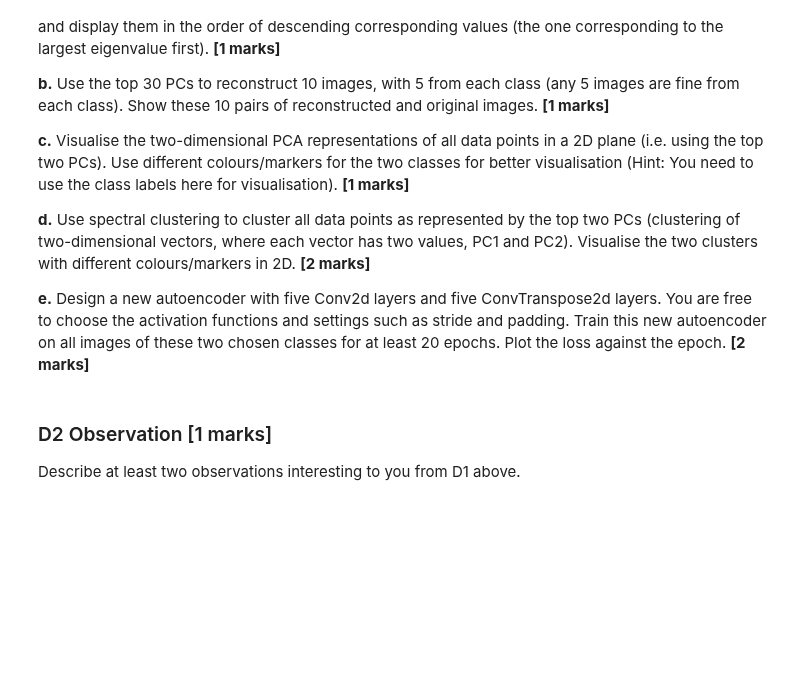
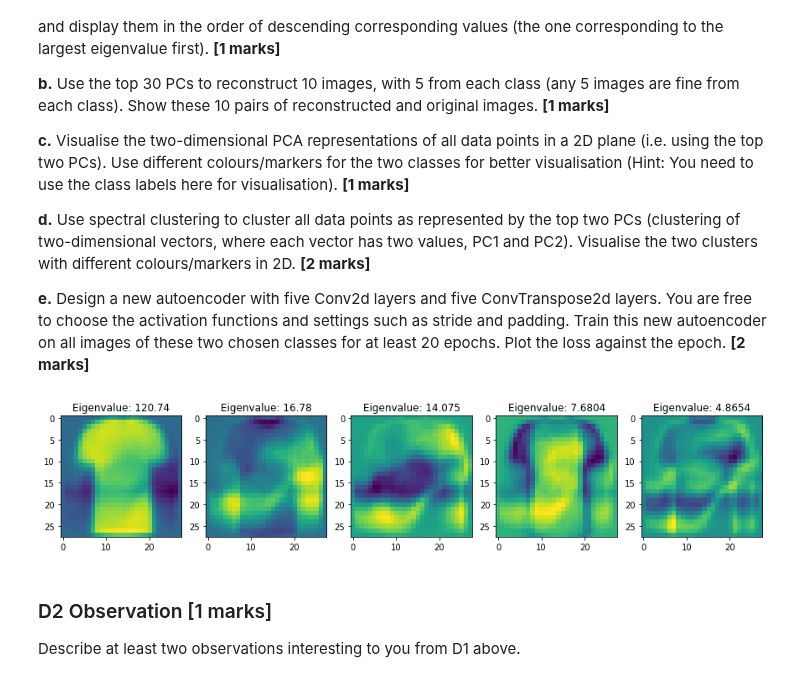
Before and after one commit to wwyqianqian/COMP6509, a Jupyter notebook: assignment/COM4509-6509_Assignment_Part2.ipynb, the cells around one changed output. Saved outputs shown, nothing was run; the diff lists cells and outputs as text; code cells hidden in the pictures; blank space fills up the shorter version.

Commit message:
[assignment]: update D1a answer

```diff
--- a/assignment/COM4509-6509_Assignment_Part2.ipynb
+++ b/assignment/COM4509-6509_Assignment_Part2.ipynb
@@ -972,3 +997,31 @@ Use the PyTorch API for Fashion-MNIST to load the training/test data of Fashion-
 **d.** Use spectral clustering to cluster all data points as represented by the top two PCs (clustering of two-dimensional vectors, where each vector has two values, PC1 and PC2). Visualise the two clusters with different colours/markers in 2D. **[2 marks]**
 
 **e.** Design a new autoencoder with five Conv2d layers and five ConvTranspose2d layers. You are free to choose the activation functions and settings such as stride and padding. Train this new autoencoder on all images of these two chosen classes for at least 20 epochs. Plot the loss against the epoch. **[2 marks]**
+# %%
+# ------ My answer of D1a ------ #
+from sklearn.decomposition import PCA
+from sklearn.preprocessing import StandardScaler
+
+chosen_imgs = []
+label = []
+
+# Use the testing set and use the images of class 0 (shirts) and 5 (sandals)
+for i in testset:
+    if (i[1] == 0) or (i[1] == 5):
+        chosen_imgs.append(i[0])
+        label.append(i[1])
+
+X = torch.stack(chosen_imgs).view(-1, 1*input_dim)
+
+pca = PCA(n_components = 5) # Top 5 eigenvectors
+pca.fit(X)
+eigenvectors = pca.components_.reshape((5, 28, 28))
+eigenvalues = pca.explained_variance_
+
+plt.figure(figsize=(15, 15))
+for i, eigenvector in enumerate(eigenvectors):
+    plt.subplot(1, 5, i + 1)
+    plt.title(f"Eigenvalue: {eigenvalues[i]:.5}")
+    plt.imshow(eigenvector)
+# %% [output]
+[figure, added]
```
Also changed, not shown: parts of 41 cells of this notebook.
